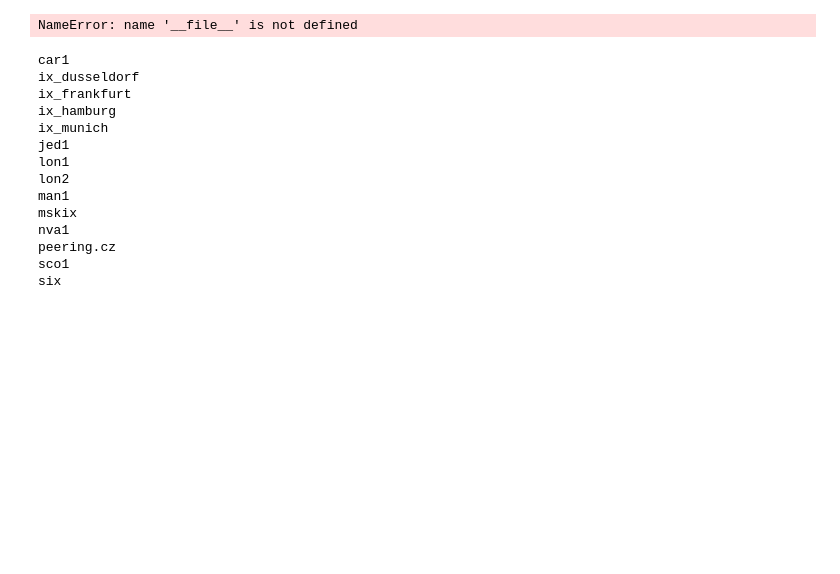
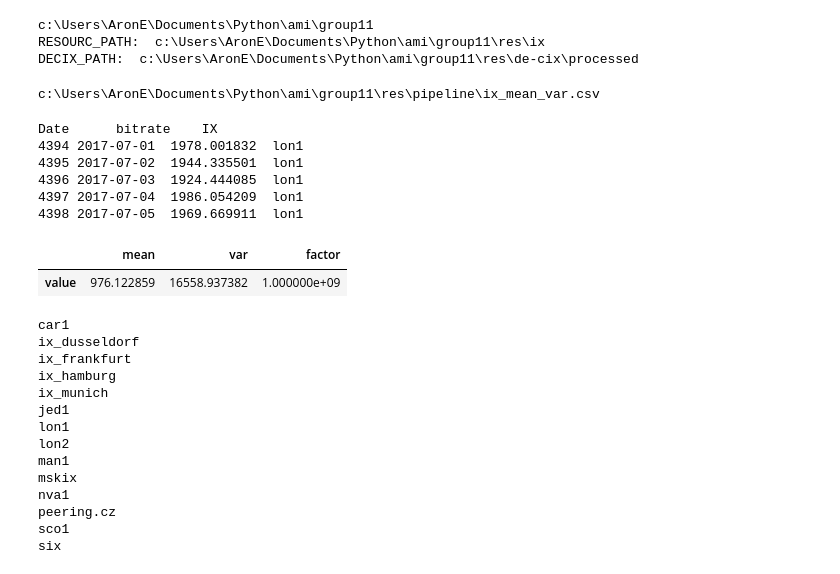
Before and after one commit to ga83bar/Corona-applied-machine-learning, a Jupyter notebook: src/data_management/preprocess_IX.ipynb, the cells around one changed output. Cells and saved outputs as stored; diff of their text form; code cells hidden in the pictures; blank space fills up the shorter version.

Commit message:
ix_scale neue werte

```diff
--- a/src/data_management/preprocess_IX.ipynb
+++ b/src/data_management/preprocess_IX.ipynb
@@ -55,16 +55,19 @@ def plot_ix(data):
     plt.legend()
     plt.show()
     print('done')
-# %%
-# os.chdir(os.path.dirname(os.path.abspath(__file__)))
-sns.set(rc={'figure.figsize' : (11, 4)})
-RESOURC_PATH = '../../res/ix'
-#RESOURC_PATH = Path(__file__).resolve().parent.parent
-#RESOURC_PATH = os.path.join(RESOURC_PATH,'res','ix')
-DECIX_PATH = '../../res/de-cix/processed'
-#DECIX_PATH = Path(__file__).resolve().parent.parent
-#DECIX_PATH = os.path.join(DECIX_PATH, 'res', 'de-cix', 'processed')
-os.path.join(RESOURC_PATH, 'all_IX' + '.csv')
-# %% [output]
-NameError: name '__file__' is not defined
+# %%
+root = Path().absolute().parent.parent
+print(root)
+# RESOURC_PATH = '../../res/ix'
+RESOURC_PATH = root.joinpath('res', 'ix')
+print('RESOURC_PATH: ', RESOURC_PATH)
+
+#DECIX_PATH = '../../res/de-cix/processed'
+DECIX_PATH = root.joinpath('res', 'de-cix', 'processed')
+print('DECIX_PATH: ', DECIX_PATH)
+sns.set(rc={'figure.figsize' : (11, 4)})
+# %% [output]
+c:\Users\AronE\Documents\Python\ami\group11
+RESOURC_PATH:  c:\Users\AronE\Documents\Python\ami\group11\res\ix
+DECIX_PATH:  c:\Users\AronE\Documents\Python\ami\group11\res\de-cix\processed
 # %%
@@ -106,4 +103,30 @@ data = data.drop(data.loc[data.loc[:,'IX'] =='ix_munich'].index)
 
 #visualize
 #plot_ix(data)
+# %%
+print( root.joinpath('res', 'pipeline', f'ix_mean_var.csv'))
+# %% [output]
+c:\Users\AronE\Documents\Python\ami\group11\res\pipeline\ix_mean_var.csv
+# %%
+scaler = StandardScaler(with_std=False)
+data.bitrate=data.bitrate/1e9
+
+mean = data[data.Date > '2019-07'].loc[data.loc[:,'IX'] == str(i),'bitrate'].mean(axis=0)
+var = data[data.Date > '2019-07'].loc[data.loc[:,'IX'] == str(i),'bitrate'].var(axis=0)
+
+print(data.head(5))
+data_mean_var = {'mean': mean, 'var': var, 'factor': 1e9}
+data_mean_var
+df_mean_var = pd.DataFrame(data=data_mean_var, index=['value'])
+df_mean_var
+df_mean_var.to_csv(root.joinpath('res', 'pipeline', f'ix_mean_var.csv'))
+# %% [output]
+Date      bitrate    IX
+4394 2017-07-01  1978.001832  lon1
+4395 2017-07-02  1944.335501  lon1
+4396 2017-07-03  1924.444085  lon1
+4397 2017-07-04  1986.054209  lon1
+4398 2017-07-05  1969.669911  lon1
+|  | mean | var | factor |
+| value | 976.122859 | 16558.937382 | 1.000000e+09 |
 # %%
```
Also changed, not shown: parts of 3 cells of this notebook, 1 other file.
